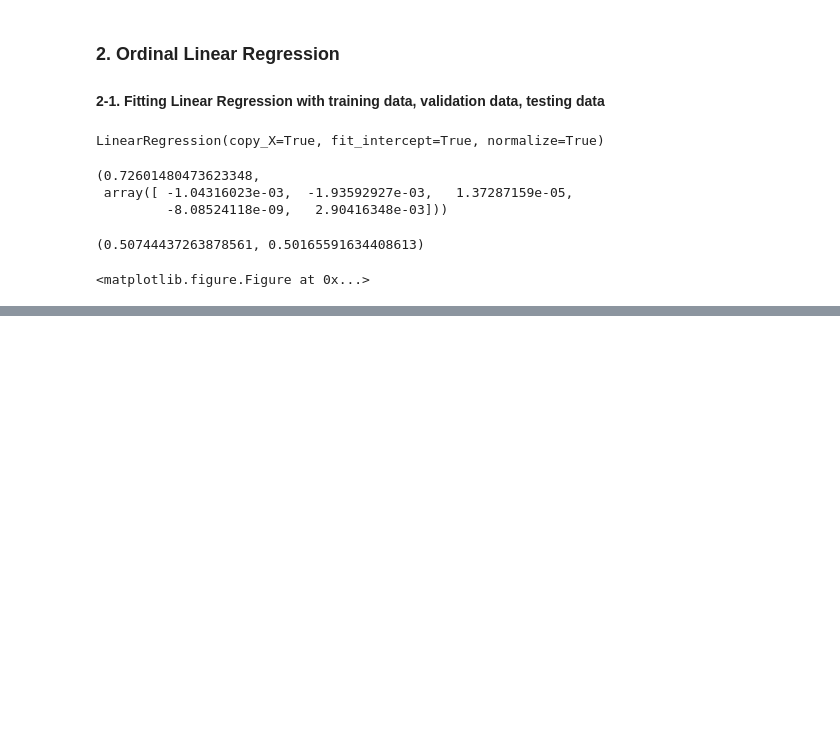
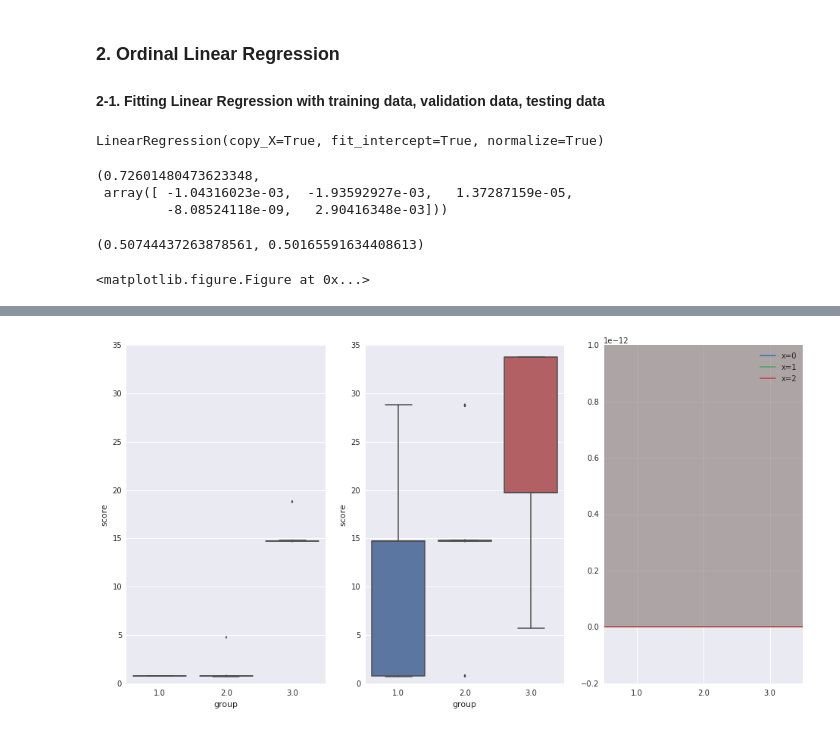
Before and after one commit to beingzy/AVM, a Jupyter notebook: regression.ipynb, the cells around one changed output, grey strips where cells are left out. Cells and saved outputs as stored; diff of their text form; code cells hidden in the pictures; blank space fills up the shorter version.

```diff
--- a/regression.ipynb
+++ b/regression.ipynb
@@ -181,0 +245,16 @@ feature_importance.
+# %%
+from sklearn import svm
+from sklearn.datasets import samples_generator
+from sklearn.feature_selection import SelectKBest
+from sklearn.feature_selection import f_regression
+from sklearn.pipeline import Pipeline
+X, y = samples_generator.make_classification(n_informative=5, n_redundant=0, random_state=42)
+
+if __name__ == "__main__":
+    pipeline = Pipeline([('Imputer', Imputer(missing_values='NaN', strategy='mean', axis=1)),
+                         ('ridge_regression', Ridge())])
+
+    params = dict(ridge_regression__alpha = np.logspace(-1, 1, 10))
+
+    grid_search = GridSearchCV(pipeline, params, n_jobs=-1, verbose=1)
+    grid_search.fit(X_train[predictor], y_train)
@@ -181,0 +334,7 @@ feature_importance.
+# %%
+fig, ax = plt.subplots(1, 3, figsize=(16, 8), sharex=True)
+condBoxplot(y_test, X_test.bedroomcnt, ax=ax[0])
+condBoxplot(y_test, X_test.storycnt, ax=ax[1])
+condDistr(10 ** y_test, X_test.storycnt, ax=ax[2])
+# %% [output]
+[figure, added]
```
Also changed, not shown: parts of 25 cells of this notebook, 1 other file.
